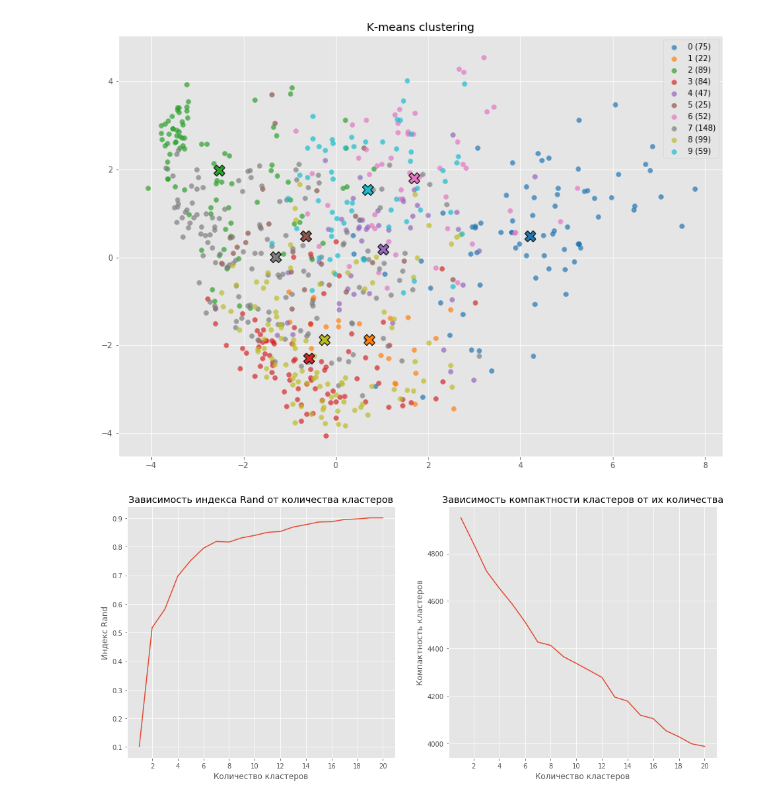
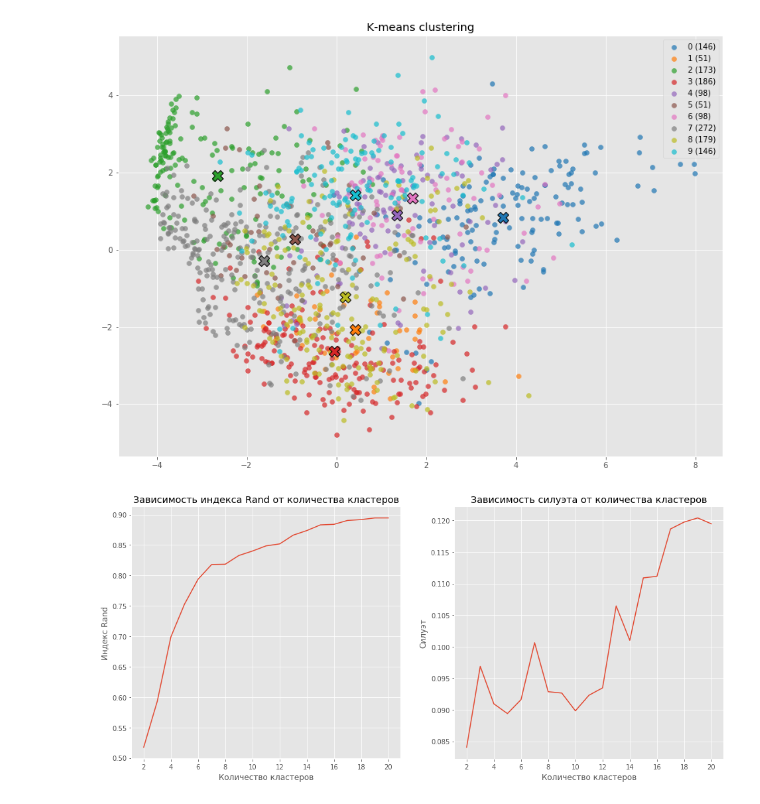
Before and after one commit to BakasaRus/IntelligentSystems, a Jupyter notebook: Labs/Clust.ipynb, the cells around one changed output. Drawn from its saved outputs; the diff is of its cells as text; code cells hidden in the pictures.

Commit message:
Change inner metric to Silhouette and increase sample size in Lab 7

```diff
--- a/Labs/Clust.ipynb
+++ b/Labs/Clust.ipynb
@@ -57,7 +57,7 @@ class KMeansClustering():
         return classification
 # %%
 df = pd.read_csv('mnist_784.csv', header=0)
-df = df[1:701]
+df = df[1:1401]
 Y = df['class']
 X = df.drop(['class'], axis=1)
 
@@ -106,7 +106,7 @@ for color, centroid in zip(colors, centroids):
 plt.legend()
 plt.show()
 # %% [output]
-[figure, old version]
+[figure, new version]
 # %%
 def cluster_rand(classes, clusters):
     tp, tn, fp, fn = 0, 0, 0, 0
@@ -118,12 +118,16 @@ def cluster_rand(classes, clusters):
             fn += 1 if pair1[0] != pair2[0] and pair1[1] != pair2[1] else 0
     return (tp + fn) / (tp + tn + fp + fn)
 # %%
-def cluster_wss(clusters, centroids):
-    s = 0
+def cluster_silhouette(clusters, centroids):
+    sil = 0
+    n = 0
     for cluster, centroid in zip(clusters.values(), centroids.values()):
+        n += len(cluster)
         for point in cluster:
-            s += distance.euclidean(point, centroid)
-    return s
+            a = distance.euclidean(point, centroid)
+            b = min([distance.euclidean(point, ac) for ac in centroids.values() if not np.array_equal(centroid, ac)])
+            sil += (b - a) / max(a, b)
+    return sil / n
 # %%
 def match_clusters_with_classes(classes, clusters):
     X_pred = []
@@ -145,33 +149,33 @@ def match_clusters_with_classes(classes, clusters):
     return new_Y_pred
 # %%
 rand_data = []
-wss_data = []
+silhouette_data = []
 
-for k in range(1, 21):
+for k in range(2, 21):
     km = KMeansClustering(k=k)
     km.fit(X)
     Y_pred = match_clusters_with_classes(zip(X, Y), km.classes)
     rand = cluster_rand(Y, Y_pred)
-    wss = cluster_wss(km.classes, km.centroids)
+    silhouette = cluster_silhouette(km.classes, km.centroids)
     rand_data.append(rand)
-    wss_data.append(wss)
+    silhouette_data.append(silhouette)
 # %%
 plt.figure(figsize=(16, 7))
 
 plt.subplot(121)
 plt.title('Зависимость индекса Rand от количества кластеров')
 plt.xticks(range(0, 21, 2))
 plt.xlabel('Количество кластеров')
 plt.ylabel('Индекс Rand')
-plt.plot(range(1, 21), rand_data)
+plt.plot(range(2, 21), rand_data)
 
 plt.subplot(122)
-plt.title('Зависимость компактности кластеров от их количества')
+plt.title('Зависимость силуэта от количества кластеров')
 plt.xticks(range(0, 21, 2))
 plt.xlabel('Количество кластеров')
-plt.ylabel('Компактность кластеров')
-plt.plot(range(1, 21), wss_data)
+plt.ylabel('Силуэт')
+plt.plot(range(2, 21), silhouette_data)
 
 plt.show()
 # %% [output]
-[figure, old version]
+[figure, new version]
```
Also changed, not shown: parts of 1 cell of this notebook.
